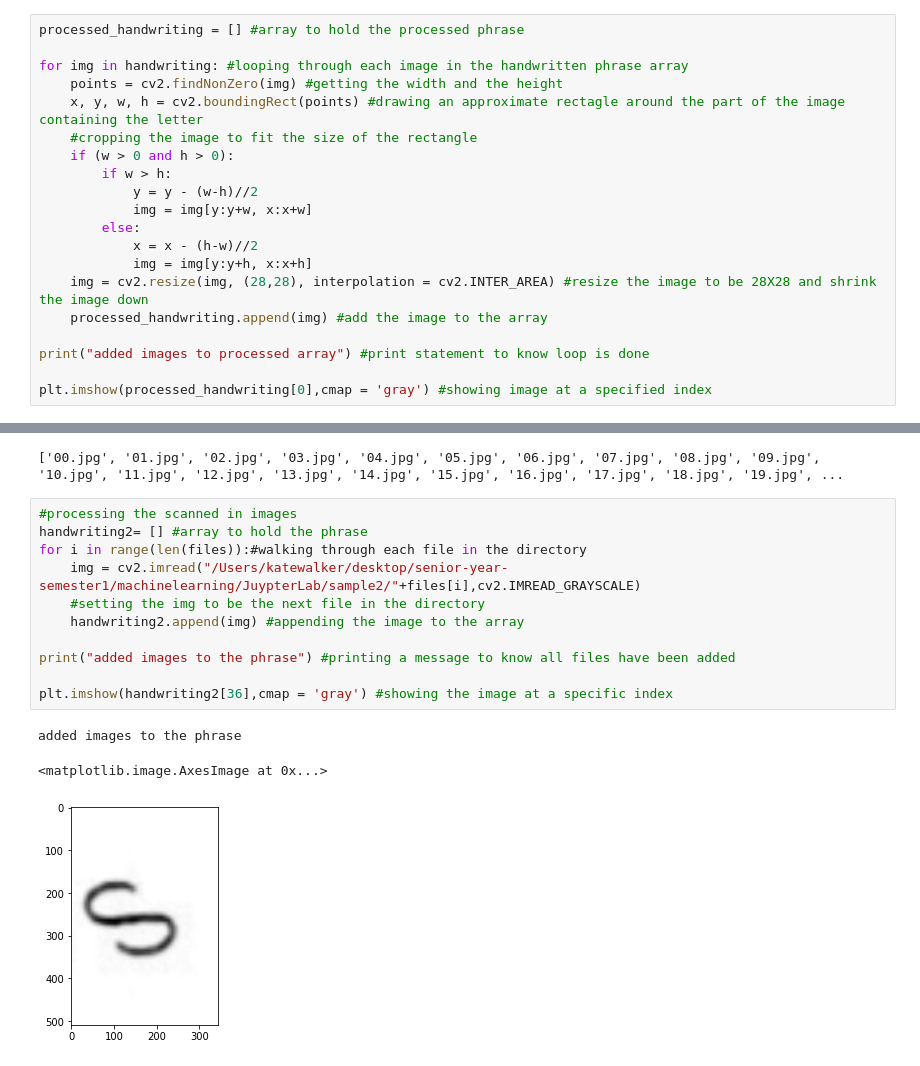
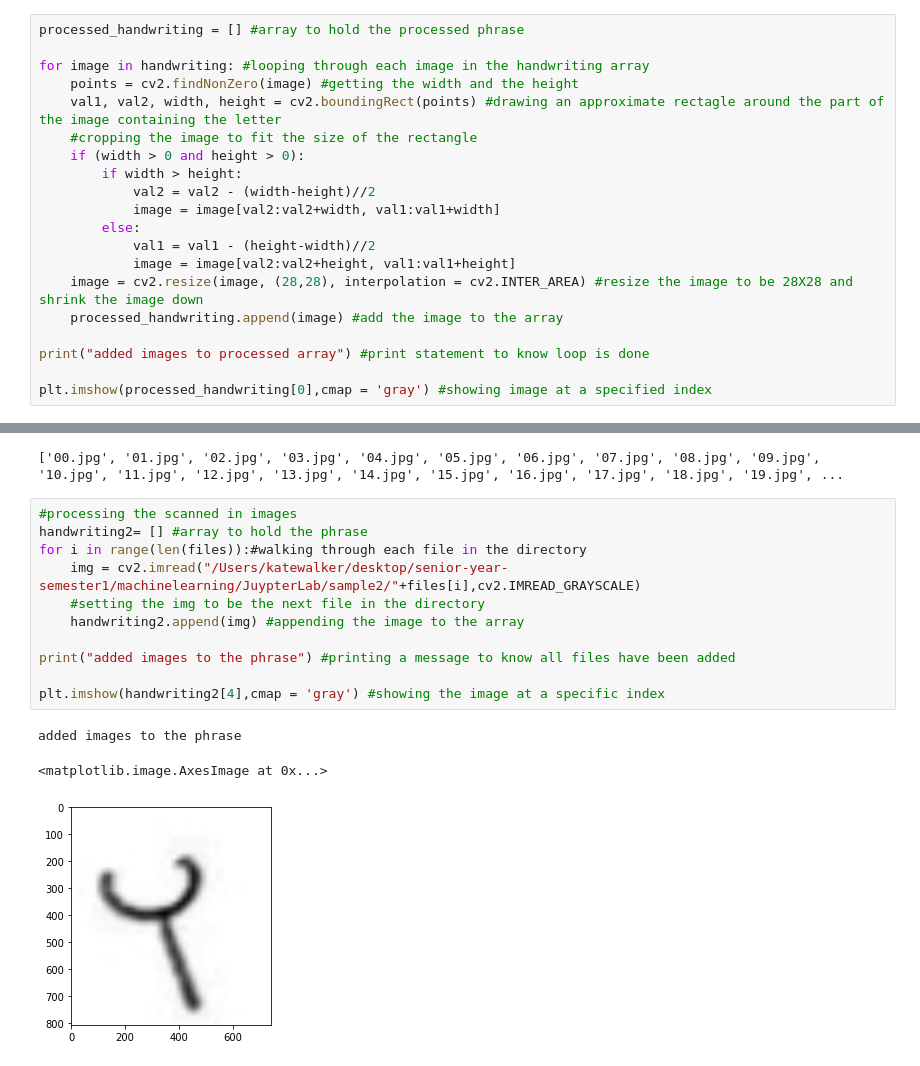
Before and after one commit to kwalker5/Final-Project, a Jupyter notebook: FinalProject.ipynb, the cells around one changed output, grey strips where cells are left out. Saved outputs shown, nothing was run; the diff lists cells and outputs as text.

```diff
--- a/FinalProject.ipynb
+++ b/FinalProject.ipynb
@@ -104,19 +107,19 @@ added images to the phrase
 # %%
 processed_handwriting = [] #array to hold the processed phrase
 
-for img in handwriting: #looping through each image in the handwritten phrase array
-    points = cv2.findNonZero(img) #getting the width and the height
-    x, y, w, h = cv2.boundingRect(points) #drawing an approximate rectagle around the part of the image containing the letter
+for image in handwriting: #looping through each image in the handwriting array
+    points = cv2.findNonZero(image) #getting the width and the height
+    val1, val2, width, height = cv2.boundingRect(points) #drawing an approximate rectagle around the part of the image containing the letter
     #cropping the image to fit the size of the rectangle
-    if (w > 0 and h > 0):
-        if w > h:
-            y = y - (w-h)//2
-            img = img[y:y+w, x:x+w]
+    if (width > 0 and height > 0):
+        if width > height:
+            val2 = val2 - (width-height)//2
+            image = image[val2:val2+width, val1:val1+width]
         else:
-            x = x - (h-w)//2
-            img = img[y:y+h, x:x+h]
-    img = cv2.resize(img, (28,28), interpolation = cv2.INTER_AREA) #resize the image to be 28X28 and shrink the image down
-    processed_handwriting.append(img) #add the image to the array
+            val1 = val1 - (height-width)//2
+            image = image[val2:val2+height, val1:val1+height]
+    image = cv2.resize(image, (28,28), interpolation = cv2.INTER_AREA) #resize the image to be 28X28 and shrink the image down
+    processed_handwriting.append(image) #add the image to the array
 
 print("added images to processed array") #print statement to know loop is done
 
@@ -161,16 +164,16 @@ print(files) #printing the files in the folder
 # %%
 #processing the scanned in images
 handwriting2= [] #array to hold the phrase
 for i in range(len(files)):#walking through each file in the directory
     img = cv2.imread("/Users/katewalker/desktop/senior-year-semester1/machinelearning/JuypterLab/sample2/"+files[i],cv2.IMREAD_GRAYSCALE)
     #setting the img to be the next file in the directory
     handwriting2.append(img) #appending the image to the array
 
 print("added images to the phrase") #printing a message to know all files have been added
 
-plt.imshow(handwriting2[36],cmap = 'gray') #showing the image at a specific index
+plt.imshow(handwriting2[4],cmap = 'gray') #showing the image at a specific index
 # %% [output]
 added images to the phrase
 <matplotlib.image.AxesImage at 0x...>
-[figure, old version]
+[figure, new version]
 # %%
```
Also changed, not shown: parts of 5 cells of this notebook.
